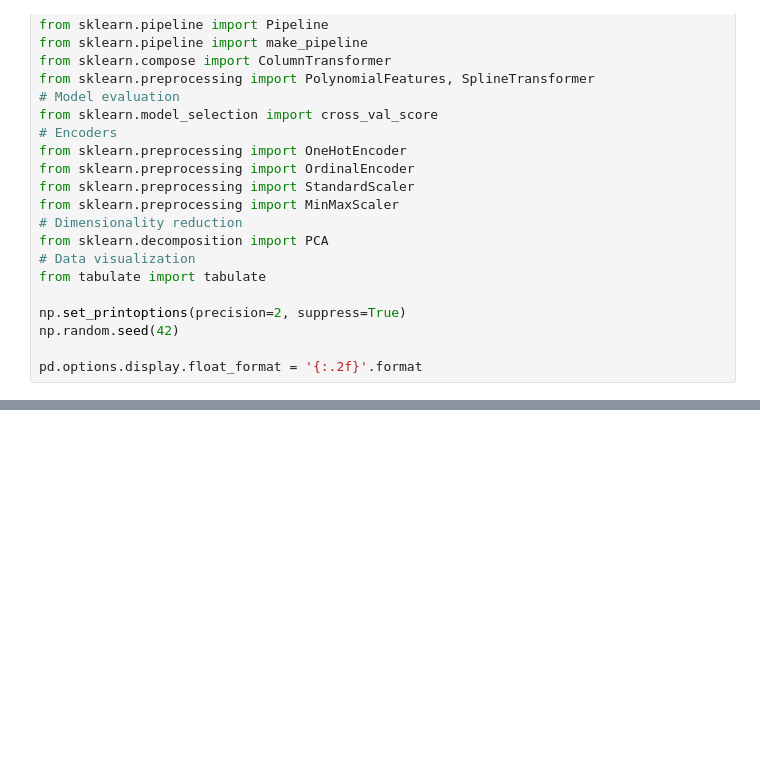
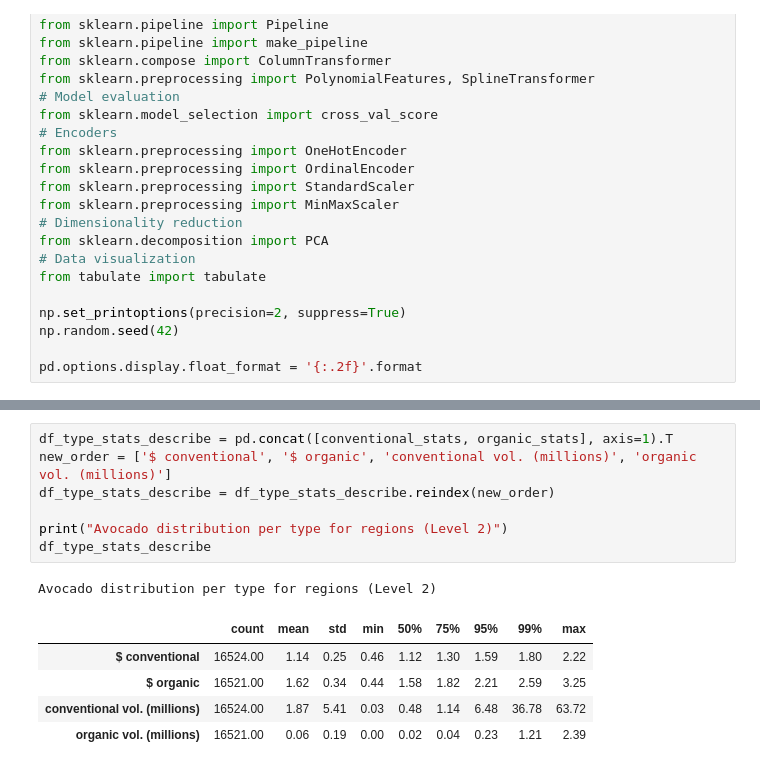
Before and after one commit to albertoprb/ml-avocado-price, a Jupyter notebook: model/model_v4.ipynb, the cells around one changed output, grey strips where cells are left out. Drawn from its saved outputs; the diff is of its cells as text; blank space fills up the shorter version.

```diff
--- a/model/model_v4.ipynb
+++ b/model/model_v4.ipynb
@@ -356,0 +477,14 @@ fig.show()
+# %%
+df_type_stats_describe = pd.concat([conventional_stats, organic_stats], axis=1).T
+new_order = ['$ conventional', '$ organic', 'conventional vol. (millions)', 'organic vol. (millions)']
+df_type_stats_describe = df_type_stats_describe.reindex(new_order)
+
+print("Avocado distribution per type for regions (Level 2)")
+df_type_stats_describe
+# %% [output]
+Avocado distribution per type for regions (Level 2)
+|  | count | mean | std | min | 50% | 75% | 95% | 99% | max |
+| $ conventional | 16524.00 | 1.14 | 0.25 | 0.46 | 1.12 | 1.30 | 1.59 | 1.80 | 2.22 |
+| $ organic | 16521.00 | 1.62 | 0.34 | 0.44 | 1.58 | 1.82 | 2.21 | 2.59 | 3.25 |
+| conventional vol. (millions) | 16524.00 | 1.87 | 5.41 | 0.03 | 0.48 | 1.14 | 6.48 | 36.78 | 63.72 |
+| organic vol. (millions) | 16521.00 | 0.06 | 0.19 | 0.00 | 0.02 | 0.04 | 0.23 | 1.21 | 2.39 |
```
Also changed, not shown: parts of 27 cells of this notebook, 3 other files.
